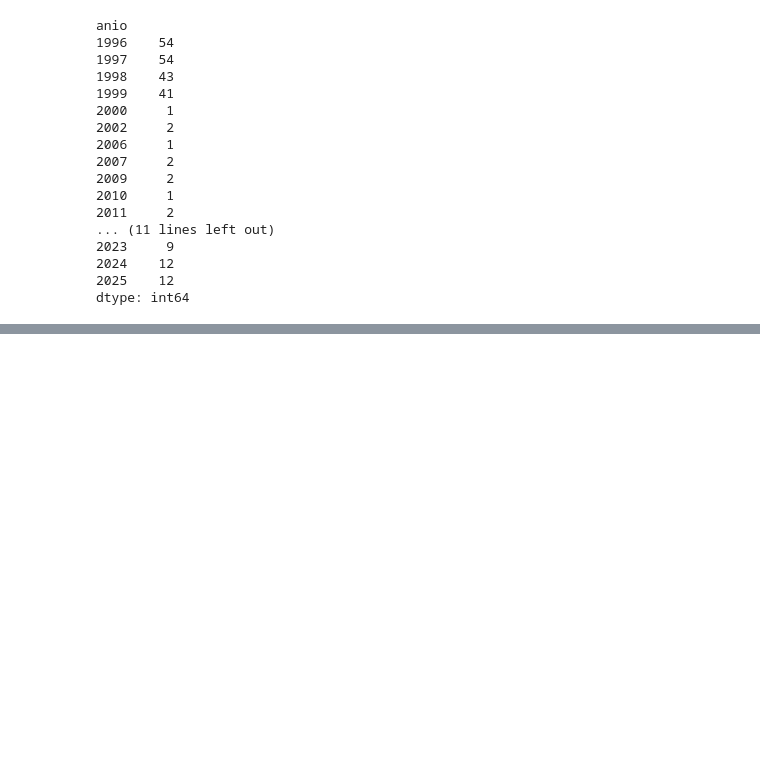
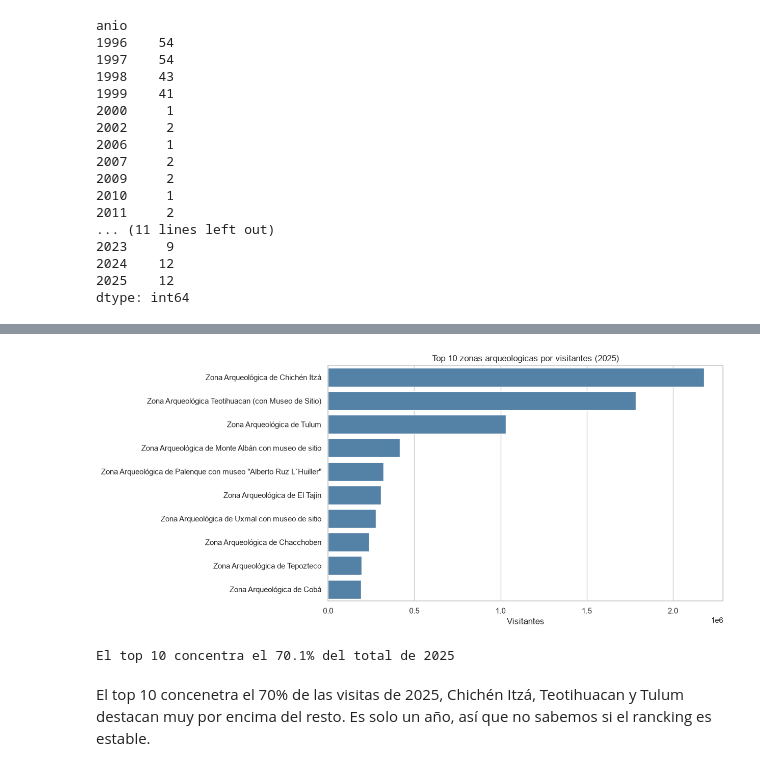
Before and after one commit to YolicLuna/BasesdeDatos_Analisis_Visualizacion_etc, a Jupyter notebook: Python/EDA_Zonas_Arqueologicas_Mexico/eda.ipynb, the cells around one changed output, grey strips where cells are left out. Cells and saved outputs as stored; diff of their text form; code cells hidden in the pictures; blank space fills up the shorter version.

```diff
--- a/Python/EDA_Zonas_Arqueologicas_Mexico/eda.ipynb
+++ b/Python/EDA_Zonas_Arqueologicas_Mexico/eda.ipynb
@@ -428,0 +501,21 @@ dtype: int64
+# %%
+# Mostramos un gráfico de barras con los 10 recintos arqueológicos más visitados en el año 2025, ordenados de mayor a menor por el total de visitantes
+
+top10 = (df_completo[df_completo['anio'] == 2025]
+        .sort_values('total', ascending=False)
+        .head(10))
+
+fig, ax= plt.subplots(figsize=(10, 6))
+sns.barplot(data=top10, x='total', y='recinto', color='steelblue', ax=ax)
+ax.set_title('Top 10 zonas arqueologicas por visitantes (2025)')
+ax.set_xlabel('Visitantes')
+ax.set_ylabel('')
+plt.show()
+
+total_2025 = df_completo[df_completo['anio'] == 2025]['total'].sum()
+print(f'El top 10 concentra el {top10['total'].sum() / total_2025:.1%} del total de 2025')
+# %% [output]
+[figure, added]
+El top 10 concentra el 70.1% del total de 2025
+# %% [markdown]
+El top 10 concenetra el 70% de las visitas de 2025, Chichén Itzá, Teotihuacan y Tulum destacan muy por encima del resto. Es solo un año, así que no sabemos si el rancking es estable.
```
Also changed, not shown: parts of 27 cells of this notebook.
